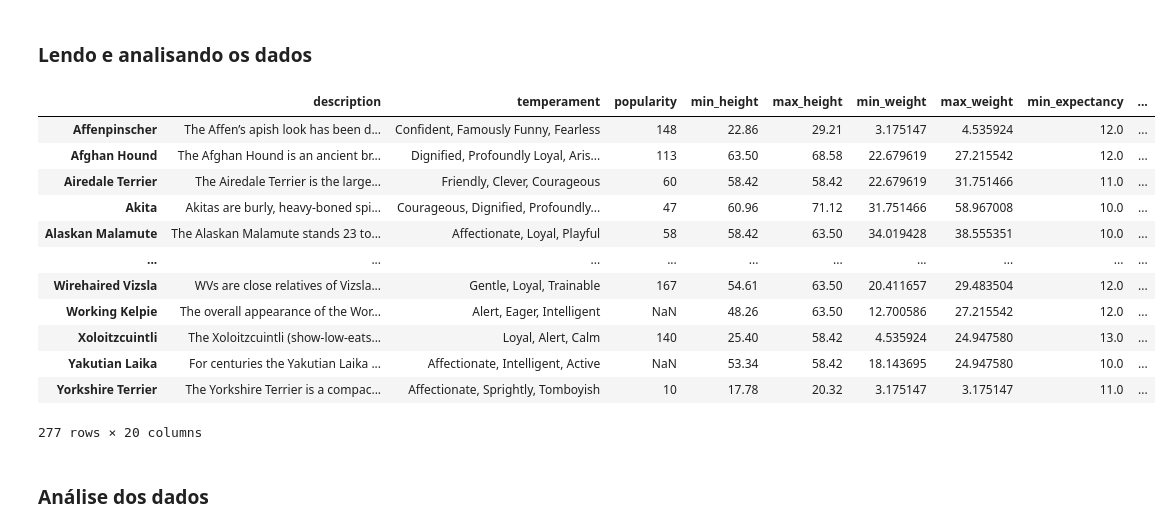
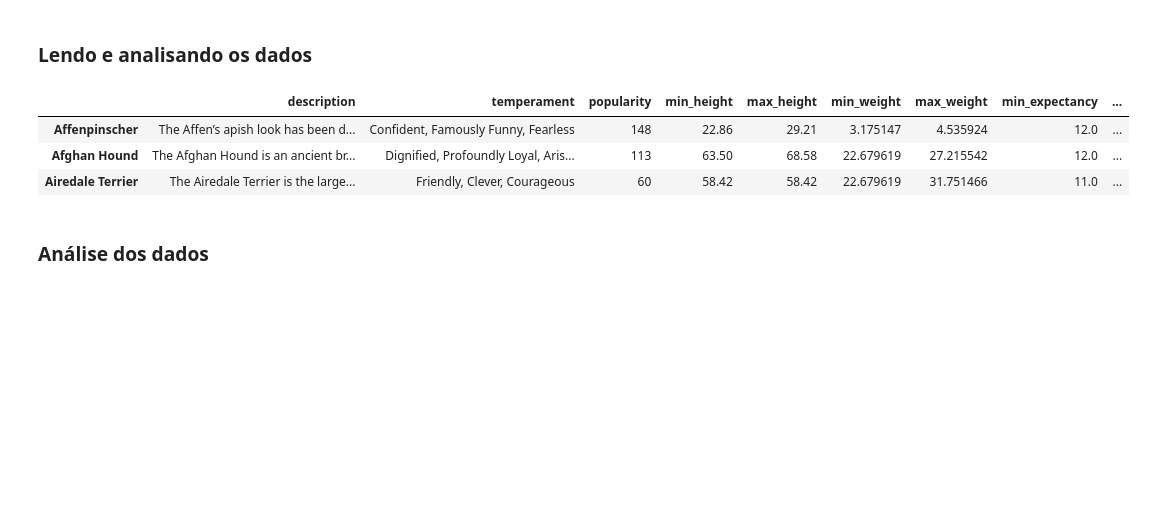
Before and after one commit to ItamarRocha/Machine-Learning-and-Data-Analysis, a Jupyter notebook: practice/courses/Machine-Learning UFPB 2020.1/TEST1/1-prova-2020..ipynb, the cells around one changed output. Drawn from its saved outputs; the diff is of its cells as text; code cells hidden in the pictures; blank space fills up the shorter version.

```diff
--- a/practice/courses/Machine-Learning UFPB 2020.1/TEST1/1-prova-2020..ipynb
+++ b/practice/courses/Machine-Learning UFPB 2020.1/TEST1/1-prova-2020..ipynb
@@ -42,21 +42,12 @@ import numpy as np
 ### Lendo e analisando os dados
 # %%
 df = pd.read_csv("https://raw.githubusercontent.com/tmfilho/akcdata/master/data/akc-data-latest.csv", index_col=0)
-df
+df.head(3)
 # %% [output]
 |  | description | temperament | popularity | min_height | max_height | min_weight | max_weight | min_expectancy | ... |
 | Affenpinscher | The Affen’s apish look has been d... | Confident, Famously Funny, Fearless | 148 | 22.86 | 29.21 | 3.175147 | 4.535924 | 12.0 | ... |
 | Afghan Hound | The Afghan Hound is an ancient br... | Dignified, Profoundly Loyal, Aris... | 113 | 63.50 | 68.58 | 22.679619 | 27.215542 | 12.0 | ... |
 | Airedale Terrier | The Airedale Terrier is the large... | Friendly, Clever, Courageous | 60 | 58.42 | 58.42 | 22.679619 | 31.751466 | 11.0 | ... |
-| Akita | Akitas are burly, heavy-boned spi... | Courageous, Dignified, Profoundly... | 47 | 60.96 | 71.12 | 31.751466 | 58.967008 | 10.0 | ... |
-| Alaskan Malamute | The Alaskan Malamute stands 23 to... | Affectionate, Loyal, Playful | 58 | 58.42 | 63.50 | 34.019428 | 38.555351 | 10.0 | ... |
-| ... | ... | ... | ... | ... | ... | ... | ... | ... | ... |
-| Wirehaired Vizsla | WVs are close relatives of Vizsla... | Gentle, Loyal, Trainable | 167 | 54.61 | 63.50 | 20.411657 | 29.483504 | 12.0 | ... |
-| Working Kelpie | The overall appearance of the Wor... | Alert, Eager, Intelligent | NaN | 48.26 | 63.50 | 12.700586 | 27.215542 | 12.0 | ... |
-| Xoloitzcuintli | The Xoloitzcuintli (show-low-eats... | Loyal, Alert, Calm | 140 | 25.40 | 58.42 | 4.535924 | 24.947580 | 13.0 | ... |
-| Yakutian Laika | For centuries the Yakutian Laika ... | Affectionate, Intelligent, Active | NaN | 53.34 | 58.42 | 18.143695 | 24.947580 | 10.0 | ... |
-| Yorkshire Terrier | The Yorkshire Terrier is a compac... | Affectionate, Sprightly, Tomboyish | 10 | 17.78 | 20.32 | 3.175147 | 3.175147 | 11.0 | ... |
-277 rows × 20 columns
 # %% [markdown]
 ### Análise dos dados
 # %% [markdown]
```
Also changed, not shown: parts of 83 cells of this notebook.
